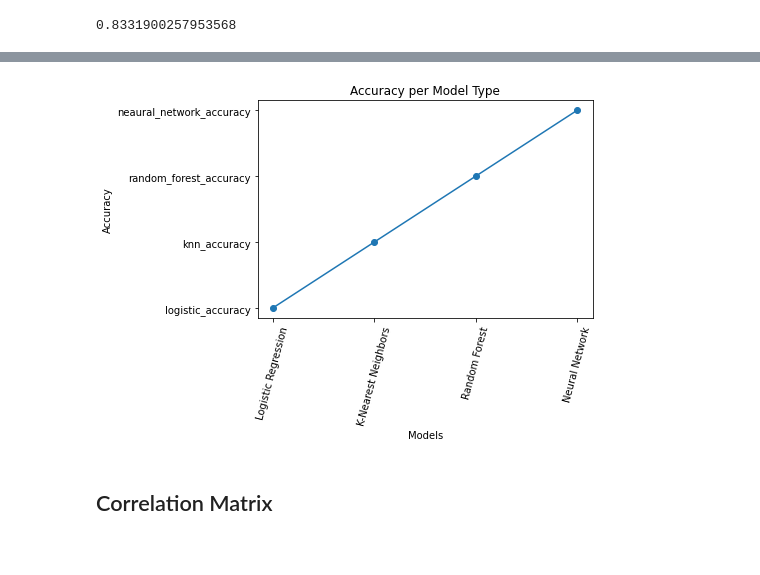
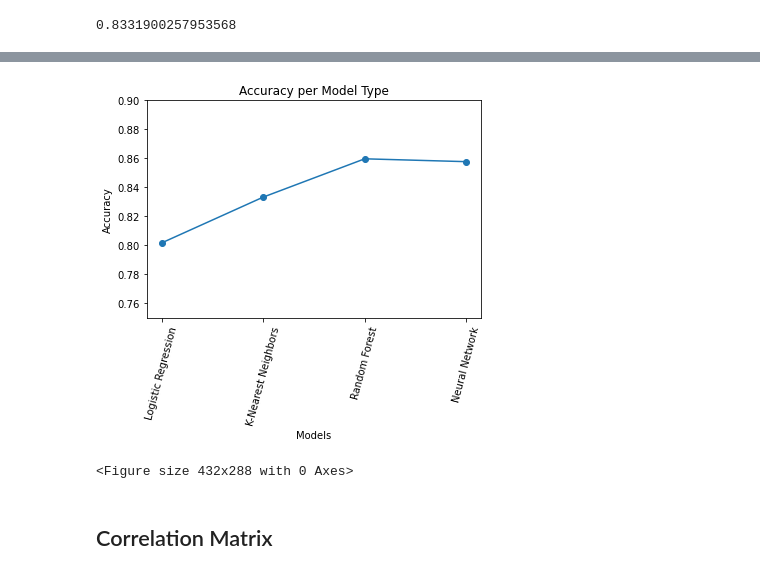
Before and after one commit to NoahLeVoir/income_prediction, a Jupyter notebook: static/data/Machine Learning Models.ipynb, the cells around one changed output, grey strips where cells are left out. Cells and saved outputs as stored; diff of their text form; code cells hidden in the pictures.

Commit message:
ran models, created model output variables to create line chart, created line chart and image

```diff
--- a/static/data/Machine Learning Models.ipynb
+++ b/static/data/Machine Learning Models.ipynb
@@ -22,7 +22,7 @@ import os
 from sklearn import preprocessing
 # %%
 # Set file path to the cleaned data csv from data cleanup process
-file = "data"
+file = "data.csv"
 
 # Read to a df
 data_df = pd.read_csv(file)
@@ -602,3 +644,5 @@ print(neaural_network_accuracy)
+# %%
+nnetwork_accuracy = (neaural_network_accuracy[1])
 # %%
 # Random Forest Model variable for charts
 random_forest_accuracy = rf.score(X_test, y_test)
@@ -608,15 +652,18 @@ print(random_forest_accuracy)
 # %%
 # line chart
 x_values = ["Logistic Regression", "K-Nearest Neighbors", "Random Forest", "Neural Network"]
-y_values = ["logistic_accuracy", "knn_accuracy", "random_forest_accuracy", "neaural_network_accuracy"]
+y_values = [logistic_accuracy, knn_accuracy, random_forest_accuracy, nnetwork_accuracy]
 plt.xticks(rotation=75)
 plt.plot(x_values,y_values, marker="o")
 plt.xlabel("Models")
 plt.ylabel("Accuracy")
 plt.title("Accuracy per Model Type")
+plt.ylim(.75,.9)
 plt.show()
+plt.savefig("model_comparison.png")
 # %% [output]
-[figure, old version]
+[figure, new version]
+<Figure size 432x288 with 0 Axes>
 # %% [markdown]
 ## Correlation Matrix
 # %%
```
Also changed, not shown: parts of 17 cells of this notebook, 1 other file.
